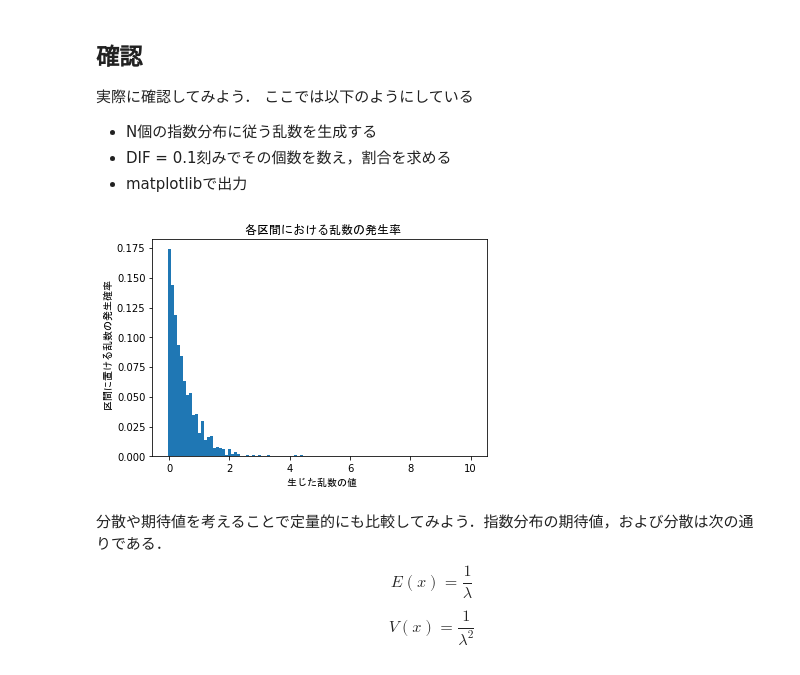
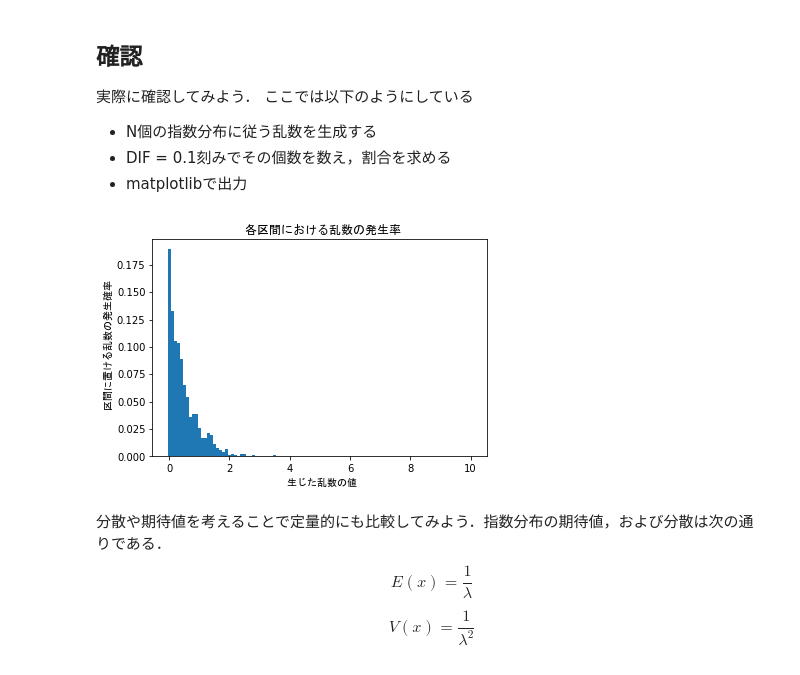
Before and after one commit to Go-Tsuruoka/stat-prob-code, a Jupyter notebook: inverse_method_demo.ipynb, the cells around one changed output. Saved outputs shown, nothing was run; the diff lists cells and outputs as text; code cells hidden in the pictures.

```diff
--- a/inverse_method_demo.ipynb
+++ b/inverse_method_demo.ipynb
@@ -40,35 +40,35 @@ def exponential(lam):
     return sisuu_random
 
 random_numbers = np.array([])#乱数を格納する配列
 y_label = np.array([]) # 横軸のラベル
 density=np.array([])   # 確率密度を格納する配列
 
 lam = 2
 N = 1000 # サンプル数
 
 for i in range(N):
     exp_random = exponential(2)
     random_numbers = np.append(random_numbers, [exp_random])
 
 DIF = 0.1
 k = 0
 while(k<=10-DIF):
     y_label = np.append(y_label,[k])
-    density = np.append(density,[(np.count_nonzero((k<=x)&(x<k+DIF)))/N])# ある範囲の標本値の個数の個数の数え上げ
+    density = np.append(density,[(np.count_nonzero((k<=random_numbers)&(random_numbers<k+DIF)))/N])# ある範囲の標本値の個数の個数の数え上げ
     k += DIF
 
 y_label = np.append(y_label,[10])
 density=np.append(density,[np.count_nonzero((10<=x))/N])# 10 以上の値の個数を算出する
 
 plt.bar(y_label,density,width=DIF)
 plt.title(" 各区間における乱数の発生率",fontname="MS Gothic")
 plt.xlabel(" 生じた乱数の値",fontname="MS Gothic")
 plt.ylabel(" 区間に置ける乱数の発生確率",fontname="MS Gothic")
 plt.savefig("test2.png",format="png",dpi=300)
 
 plt.show()
 # %% [output]
-[figure, old version]
+[figure, new version]
 # %% [markdown]
 分散や期待値を考えることで定量的にも比較してみよう．指数分布の期待値，および分散は次の通りである．
 $$E(x) = \frac{1}{\lambda}$$
```
Also changed, not shown: parts of 2 cells of this notebook.
